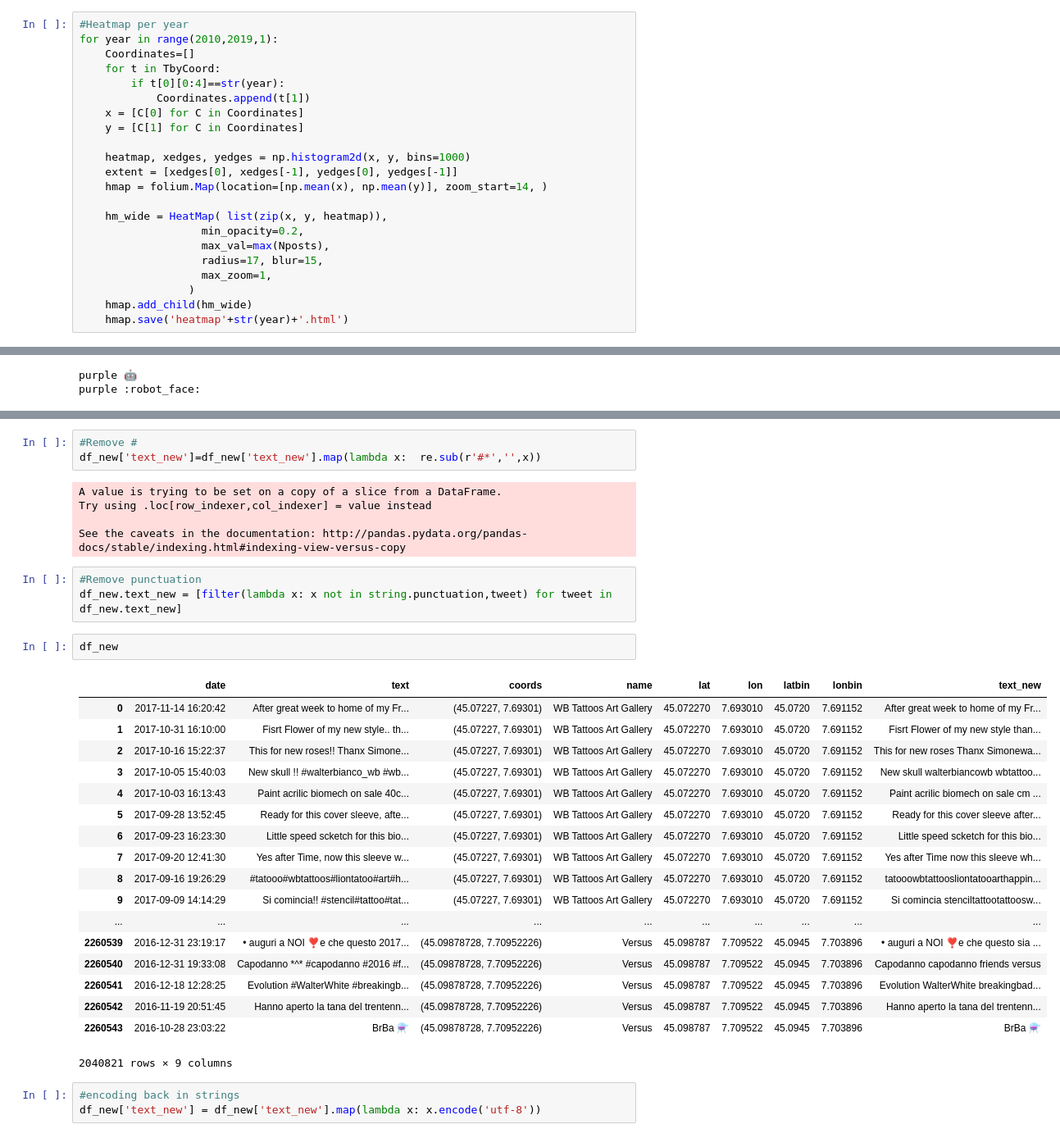
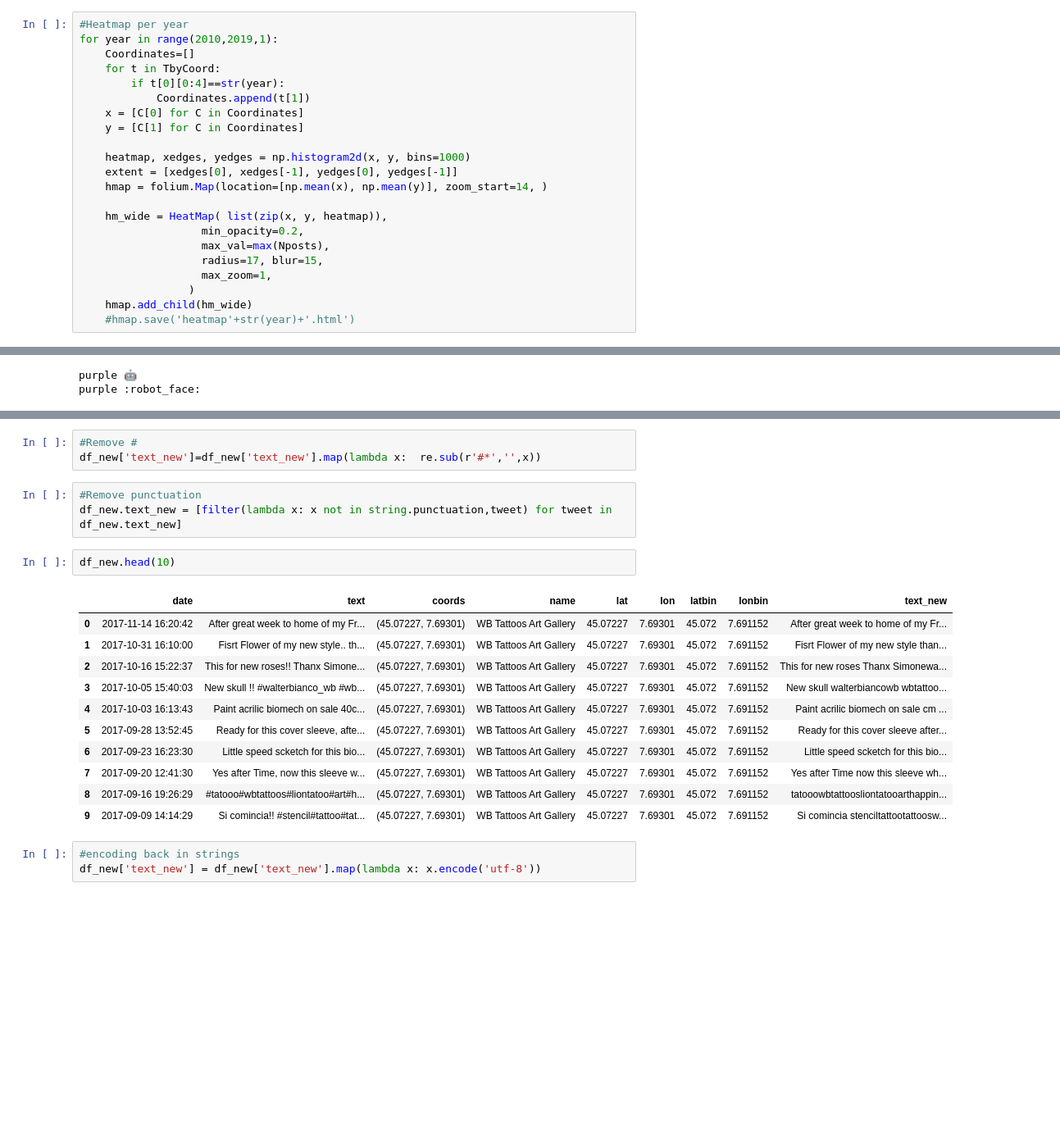
Before and after one commit to EArtiges/Lagrange_Progetto, a Jupyter notebook: TorInstagram_Git.ipynb, the cells around one changed output, grey strips where cells are left out. Shown at 82% size. Drawn from its saved outputs; the diff is of its cells as text; blank space fills up the shorter version.

```diff
--- a/TorInstagram_Git.ipynb
+++ b/TorInstagram_Git.ipynb
@@ -146,7 +123,7 @@ for year in range(2010,2019,1):
                    max_zoom=1,
                  )
     hmap.add_child(hm_wide)
-    hmap.save('heatmap'+str(year)+'.html')
+    #hmap.save('heatmap'+str(year)+'.html')
 # %% [markdown]
 # Let's refine the DataFrame
 # %%
@@ -405,35 +320,23 @@ See the caveats in the documentation: http://pandas.pydata.org/pandas-docs/stabl
 # %%
 #Remove #
 df_new['text_new']=df_new['text_new'].map(lambda x:  re.sub(r'#*','',x))
-# %% [output]
-A value is trying to be set on a copy of a slice from a DataFrame.
-Try using .loc[row_indexer,col_indexer] = value instead
-
-See the caveats in the documentation: http://pandas.pydata.org/pandas-docs/stable/indexing.html#indexing-view-versus-copy
 # %%
 #Remove punctuation
 df_new.text_new = [filter(lambda x: x not in string.punctuation,tweet) for tweet in df_new.text_new]
 # %%
-df_new
+df_new.head(10)
 # %% [output]
 |  | date | text | coords | name | lat | lon | latbin | lonbin | text_new |
-| 0 | 2017-11-14 16:20:42 | After great week to home of my Fr... | (45.07227, 7.69301) | WB Tattoos Art Gallery | 45.072270 | 7.693010 | 45.0720 | 7.691152 | After great week to home of my Fr... |
-| 1 | 2017-10-31 16:10:00 | Fisrt Flower of my new style.. th... | (45.07227, 7.69301) | WB Tattoos Art Gallery | 45.072270 | 7.693010 | 45.0720 | 7.691152 | Fisrt Flower of my new style than... |
-| 2 | 2017-10-16 15:22:37 | This for new roses!! Thanx Simone... | (45.07227, 7.69301) | WB Tattoos Art Gallery | 45.072270 | 7.693010 | 45.0720 | 7.691152 | This for new roses Thanx Simonewa... |
-| 3 | 2017-10-05 15:40:03 | New skull !! #walterbianco_wb #wb... | (45.07227, 7.69301) | WB Tattoos Art Gallery | 45.072270 | 7.693010 | 45.0720 | 7.691152 | New skull walterbiancowb wbtattoo... |
-| 4 | 2017-10-03 16:13:43 | Paint acrilic biomech on sale 40c... | (45.07227, 7.69301) | WB Tattoos Art Gallery | 45.072270 | 7.693010 | 45.0720 | 7.691152 | Paint acrilic biomech on sale cm ... |
-| 5 | 2017-09-28 13:52:45 | Ready for this cover sleeve, afte... | (45.07227, 7.69301) | WB Tattoos Art Gallery | 45.072270 | 7.693010 | 45.0720 | 7.691152 | Ready for this cover sleeve after... |
-| 6 | 2017-09-23 16:23:30 | Little speed scketch for this bio... | (45.07227, 7.69301) | WB Tattoos Art Gallery | 45.072270 | 7.693010 | 45.0720 | 7.691152 | Little speed scketch for this bio... |
-| 7 | 2017-09-20 12:41:30 | Yes after Time, now this sleeve w... | (45.07227, 7.69301) | WB Tattoos Art Gallery | 45.072270 | 7.693010 | 45.0720 | 7.691152 | Yes after Time now this sleeve wh... |
-| 8 | 2017-09-16 19:26:29 | #tatooo#wbtattoos#liontatoo#art#h... | (45.07227, 7.69301) | WB Tattoos Art Gallery | 45.072270 | 7.693010 | 45.0720 | 7.691152 | tatooowbtattoosliontatooarthappin... |
-| 9 | 2017-09-09 14:14:29 | Si comincia!! #stencil#tattoo#tat... | (45.07227, 7.69301) | WB Tattoos Art Gallery | 45.072270 | 7.693010 | 45.0720 | 7.691152 | Si comincia stenciltattootattoosw... |
-| ... | ... | ... | ... | ... | ... | ... | ... | ... | ... |
-| 2260539 | 2016-12-31 23:19:17 | • auguri a NOI ❣e che questo 2017... | (45.09878728, 7.70952226) | Versus | 45.098787 | 7.709522 | 45.0945 | 7.703896 | • auguri a NOI ❣e che questo sia ... |
-| 2260540 | 2016-12-31 19:33:08 | Capodanno *^* #capodanno #2016 #f... | (45.09878728, 7.70952226) | Versus | 45.098787 | 7.709522 | 45.0945 | 7.703896 | Capodanno capodanno friends versus |
-| 2260541 | 2016-12-18 12:28:25 | Evolution #WalterWhite #breakingb... | (45.09878728, 7.70952226) | Versus | 45.098787 | 7.709522 | 45.0945 | 7.703896 | Evolution WalterWhite breakingbad... |
-| 2260542 | 2016-11-19 20:51:45 | Hanno aperto la tana del trentenn... | (45.09878728, 7.70952226) | Versus | 45.098787 | 7.709522 | 45.0945 | 7.703896 | Hanno aperto la tana del trentenn... |
-| 2260543 | 2016-10-28 23:03:22 | BrBa ⚗️ | (45.09878728, 7.70952226) | Versus | 45.098787 | 7.709522 | 45.0945 | 7.703896 | BrBa ⚗️ |
+| 0 | 2017-11-14 16:20:42 | After great week to home of my Fr... | (45.07227, 7.69301) | WB Tattoos Art Gallery | 45.07227 | 7.69301 | 45.072 | 7.691152 | After great week to home of my Fr... |
+| 1 | 2017-10-31 16:10:00 | Fisrt Flower of my new style.. th... | (45.07227, 7.69301) | WB Tattoos Art Gallery | 45.07227 | 7.69301 | 45.072 | 7.691152 | Fisrt Flower of my new style than... |
+| 2 | 2017-10-16 15:22:37 | This for new roses!! Thanx Simone... | (45.07227, 7.69301) | WB Tattoos Art Gallery | 45.07227 | 7.69301 | 45.072 | 7.691152 | This for new roses Thanx Simonewa... |
+| 3 | 2017-10-05 15:40:03 | New skull !! #walterbianco_wb #wb... | (45.07227, 7.69301) | WB Tattoos Art Gallery | 45.07227 | 7.69301 | 45.072 | 7.691152 | New skull walterbiancowb wbtattoo... |
+| 4 | 2017-10-03 16:13:43 | Paint acrilic biomech on sale 40c... | (45.07227, 7.69301) | WB Tattoos Art Gallery | 45.07227 | 7.69301 | 45.072 | 7.691152 | Paint acrilic biomech on sale cm ... |
+| 5 | 2017-09-28 13:52:45 | Ready for this cover sleeve, afte... | (45.07227, 7.69301) | WB Tattoos Art Gallery | 45.07227 | 7.69301 | 45.072 | 7.691152 | Ready for this cover sleeve after... |
+| 6 | 2017-09-23 16:23:30 | Little speed scketch for this bio... | (45.07227, 7.69301) | WB Tattoos Art Gallery | 45.07227 | 7.69301 | 45.072 | 7.691152 | Little speed scketch for this bio... |
+| 7 | 2017-09-20 12:41:30 | Yes after Time, now this sleeve w... | (45.07227, 7.69301) | WB Tattoos Art Gallery | 45.07227 | 7.69301 | 45.072 | 7.691152 | Yes after Time now this sleeve wh... |
+| 8 | 2017-09-16 19:26:29 | #tatooo#wbtattoos#liontatoo#art#h... | (45.07227, 7.69301) | WB Tattoos Art Gallery | 45.07227 | 7.69301 | 45.072 | 7.691152 | tatooowbtattoosliontatooarthappin... |
+| 9 | 2017-09-09 14:14:29 | Si comincia!! #stencil#tattoo#tat... | (45.07227, 7.69301) | WB Tattoos Art Gallery | 45.07227 | 7.69301 | 45.072 | 7.691152 | Si comincia stenciltattootattoosw... |
-2040821 rows × 9 columns
 # %%
 #encoding back in strings
 df_new['text_new'] = df_new['text_new'].map(lambda x: x.encode('utf-8'))
```
Also changed, not shown: parts of 58 cells of this notebook.
